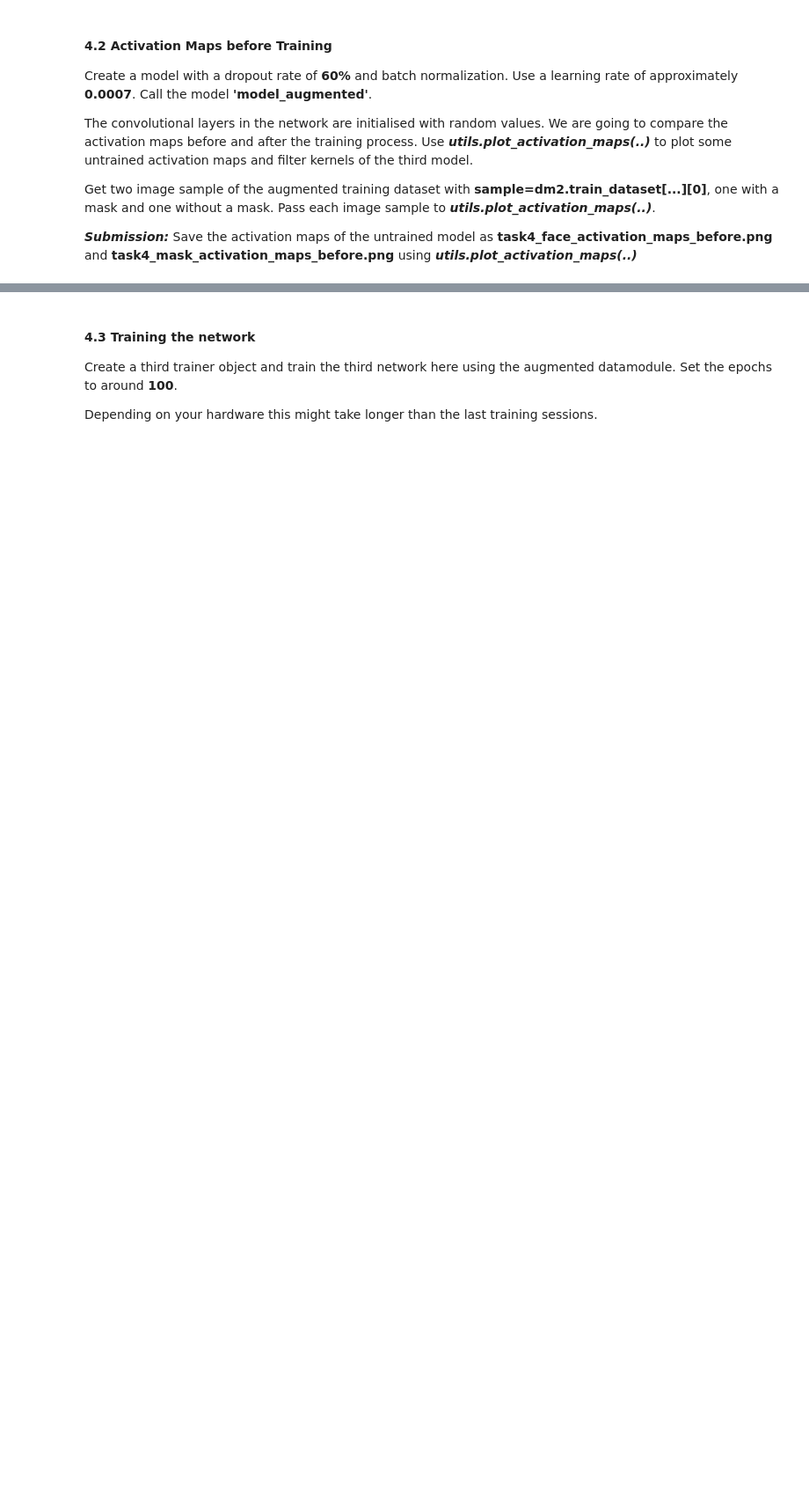
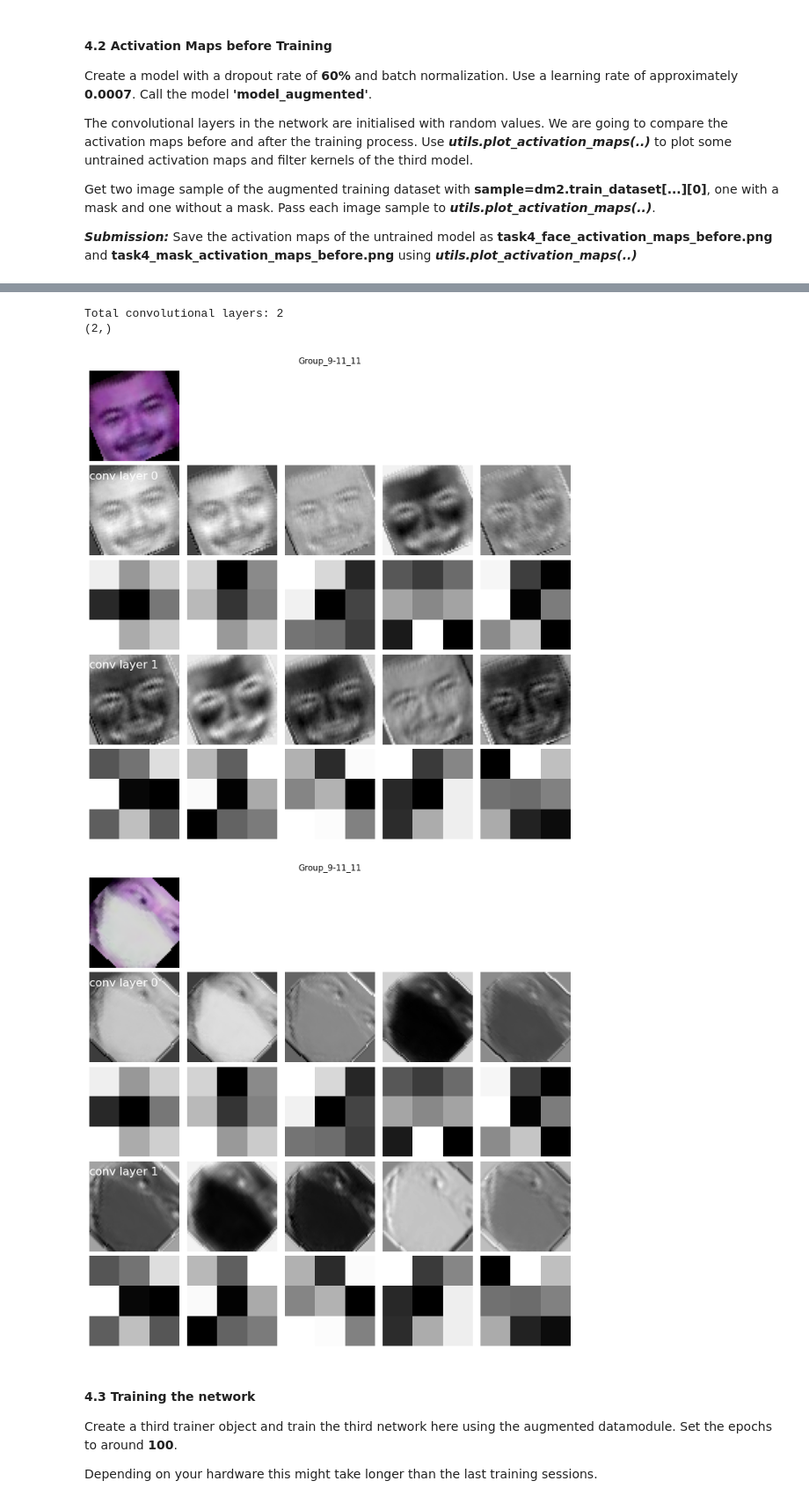
Before and after one commit to Normale/tuw_cv, a Jupyter notebook: TASK4/Task4.ipynb, the cells around one changed output, grey strips where cells are left out. Shown at 88% size. Drawn from its saved outputs; the diff is of its cells as text; code cells hidden in the pictures; blank space fills up the shorter version.

```diff
--- a/TASK4/Task4.ipynb
+++ b/TASK4/Task4.ipynb
@@ -220,3 +233,5 @@ performance loss: 0.12003210186958313 accuracy: 0.9662337303161621
 ### 4 Data Augmentation
 #### 4.1 Advanced Data Pre-Processing
 You will enhance generalization of the network by artificially adding more variety to the training data. Implement data augmentation in **get_transforms** method of **my_datamodule**. Have a look at [torchvision transforms](https://pytorch.org/vision/stable/transforms.html) and choose at least three data augmentation techniques.
+# %%
+datamodule_aug = my_datamodule.DataModule(img_size=64, batch_size=64,augmented=True,preload=False,num_workers=1)
@@ -230,3 +249,11 @@ Get two image sample of the augmented training dataset with **sample=dm2.train_d
 
 
 ***Submission:*** Save the activation maps of the untrained model as **task4_face_activation_maps_before.png** and **task4_mask_activation_maps_before.png** using ***utils.plot_activation_maps(..)***
+# %%
+model_augmented = my_model.MaskClassifier("model_augmented", 64, 0.6, batch_norm=True)
+#summary(model_augmented, (32, 3, 64, 64))
+faceSample = datamodule_aug.train_dataset[0][0]
+maskSample = datamodule_aug.train_dataset[len(datamodule_aug.train_dataset.face_paths) + 1][0]
+utils.plot_activation_maps(model_augmented,faceSample, group_no="Group_9-11_11", name="task4_face_activation_maps_before")
+utils.plot_activation_maps(model_augmented,maskSample, group_no="Group_9-11_11", name="task4_mask_activation_maps_before")
+# %% [output]
@@ -233,3 +263,7 @@ Get two image sample of the augmented training dataset with **sample=dm2.train_d
+Total convolutional layers: 2
+(2,)
+[figure, added]
+[figure, added]
 # %% [markdown]
 #### 4.3 Training the network
 Create a third trainer object and train the third network here using the augmented datamodule. Set the epochs to around **100**.
```
Also changed, not shown: parts of 28 cells of this notebook, 22 other files.
